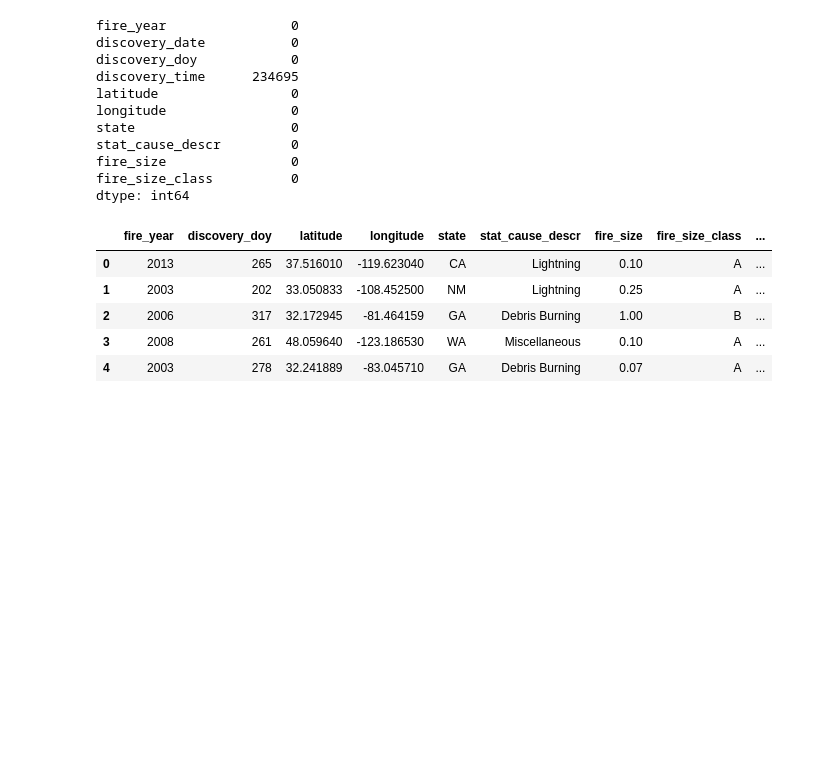
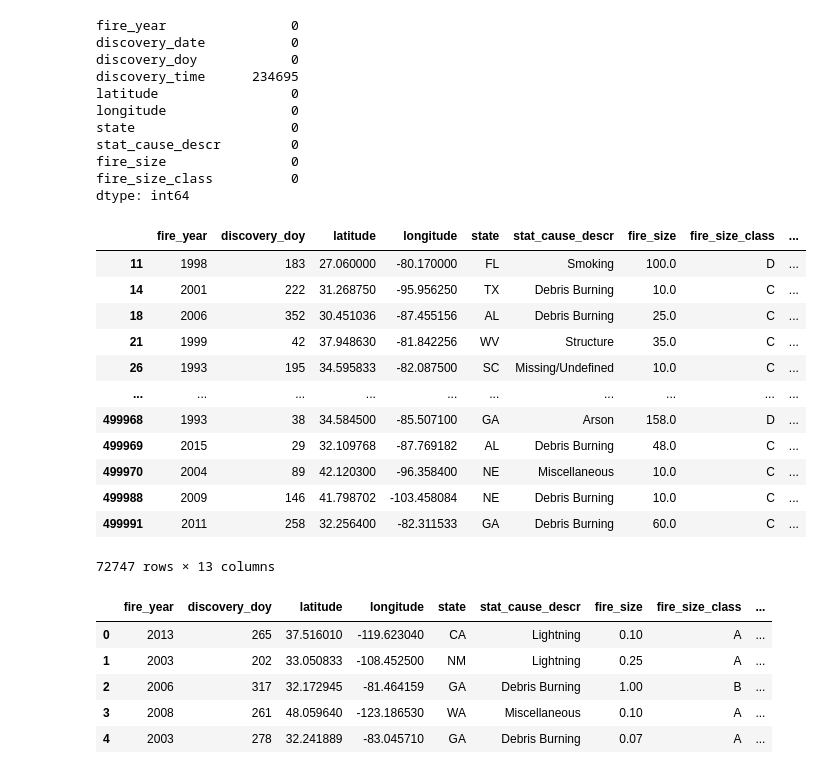
Before and after one commit to tomersf/ZoomCamp-ML-MidtermProject, a Jupyter notebook: notebook.ipynb, the cells around one changed output. Saved outputs shown, nothing was run; the diff lists cells and outputs as text; code cells hidden in the pictures; blank space fills up the shorter version.

```diff
--- a/notebook.ipynb
+++ b/notebook.ipynb
@@ -62,6 +62,22 @@ d = pd.to_datetime(df["discovery_date"], unit="D", origin="julian")
 df["month"] = d.dt.month
 df["day_of_week"] = d.dt.day_of_week
 df = df.drop(columns="discovery_date")
+# %%
+df[df.is_large == 1]
+# %% [output]
+|  | fire_year | discovery_doy | latitude | longitude | state | stat_cause_descr | fire_size | fire_size_class | ... |
+| 11 | 1998 | 183 | 27.060000 | -80.170000 | FL | Smoking | 100.0 | D | ... |
+| 14 | 2001 | 222 | 31.268750 | -95.956250 | TX | Debris Burning | 10.0 | C | ... |
+| 18 | 2006 | 352 | 30.451036 | -87.455156 | AL | Debris Burning | 25.0 | C | ... |
+| 21 | 1999 | 42 | 37.948630 | -81.842256 | WV | Structure | 35.0 | C | ... |
+| 26 | 1993 | 195 | 34.595833 | -82.087500 | SC | Missing/Undefined | 10.0 | C | ... |
+| ... | ... | ... | ... | ... | ... | ... | ... | ... | ... |
+| 499968 | 1993 | 38 | 34.584500 | -85.507100 | GA | Arson | 158.0 | D | ... |
+| 499969 | 2015 | 29 | 32.109768 | -87.769182 | AL | Debris Burning | 48.0 | C | ... |
+| 499970 | 2004 | 89 | 42.120300 | -96.358400 | NE | Miscellaneous | 10.0 | C | ... |
+| 499988 | 2009 | 146 | 41.798702 | -103.458084 | NE | Debris Burning | 10.0 | C | ... |
+| 499991 | 2011 | 258 | 32.256400 | -82.311533 | GA | Debris Burning | 60.0 | C | ... |
+72747 rows × 13 columns
 # %%
 df.head()
 # %% [output]
```
Also changed, not shown: 8 other files.
